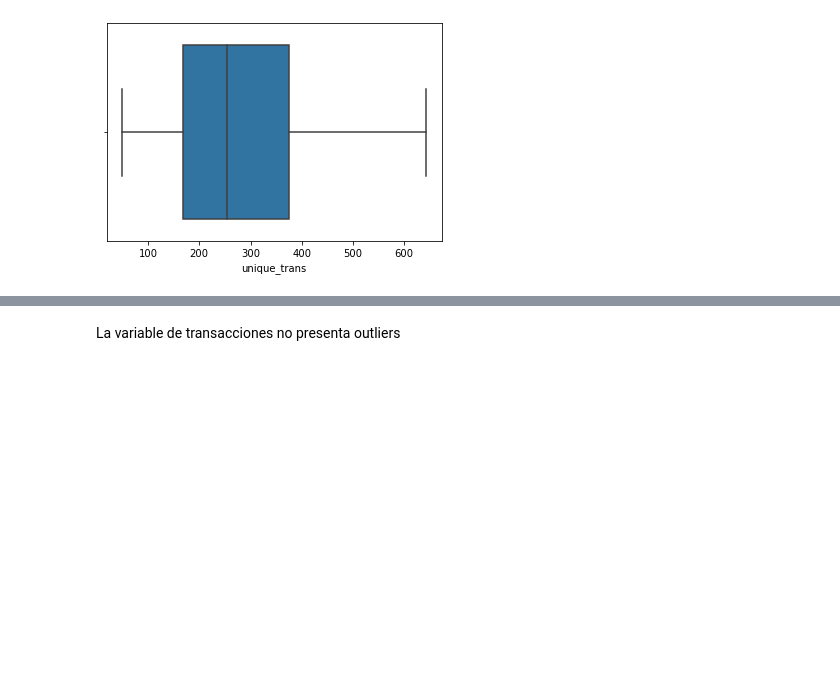
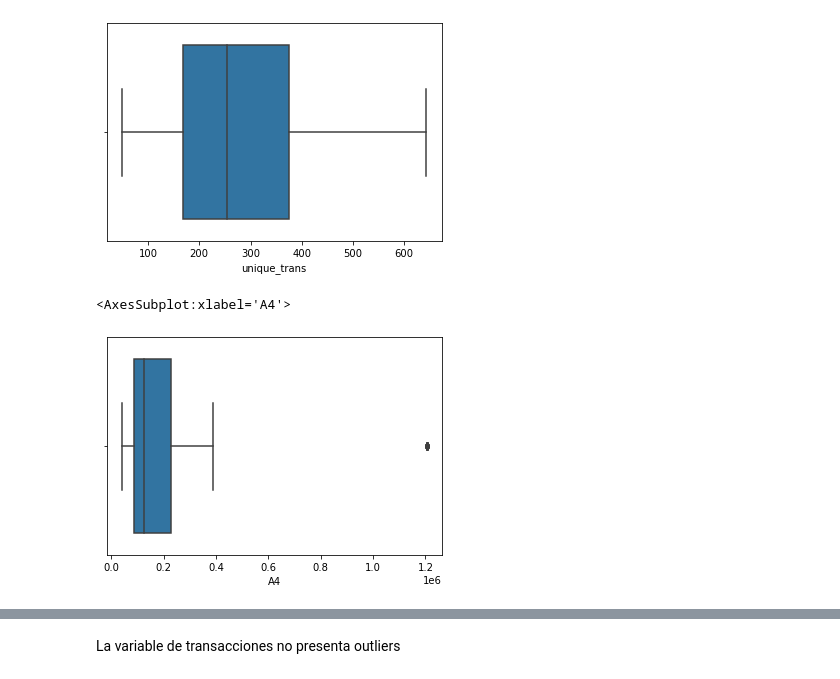
Before and after one commit to mangekyo443556/berka_bank, a Jupyter notebook: berka_bank.ipynb, the cells around one changed output, grey strips where cells are left out. Saved outputs shown, nothing was run; the diff lists cells and outputs as text; code cells hidden in the pictures; blank space fills up the shorter version.

```diff
--- a/berka_bank.ipynb
+++ b/berka_bank.ipynb
@@ -295,3 +287,8 @@ sns.boxplot(x=df_table_miner["unique_trans"])
 # %% [output]
 <AxesSubplot:xlabel='unique_trans'>
 [figure]
+# %%
+sns.boxplot(x=df_table_miner["A4"])
+# %% [output]
+<AxesSubplot:xlabel='A4'>
+[figure, added]
```
Also changed, not shown: parts of 11 cells of this notebook, 2 other files.
